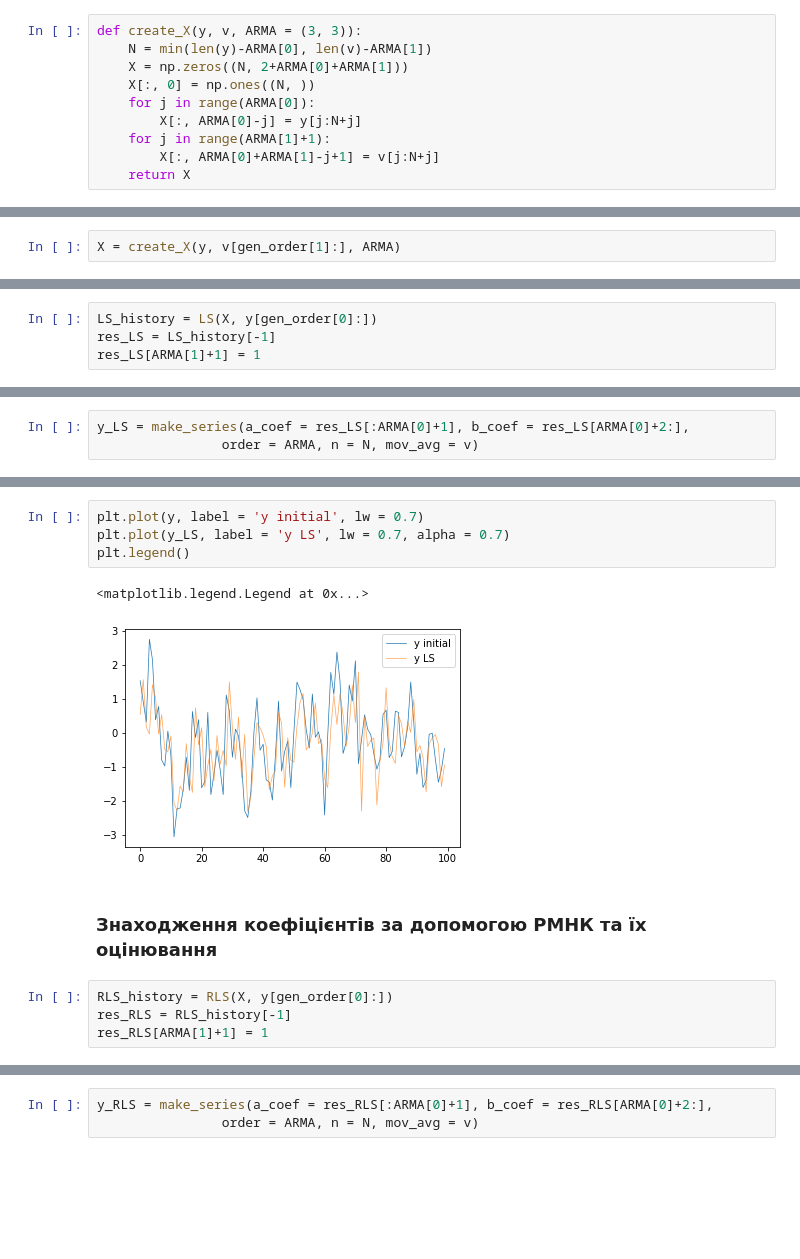
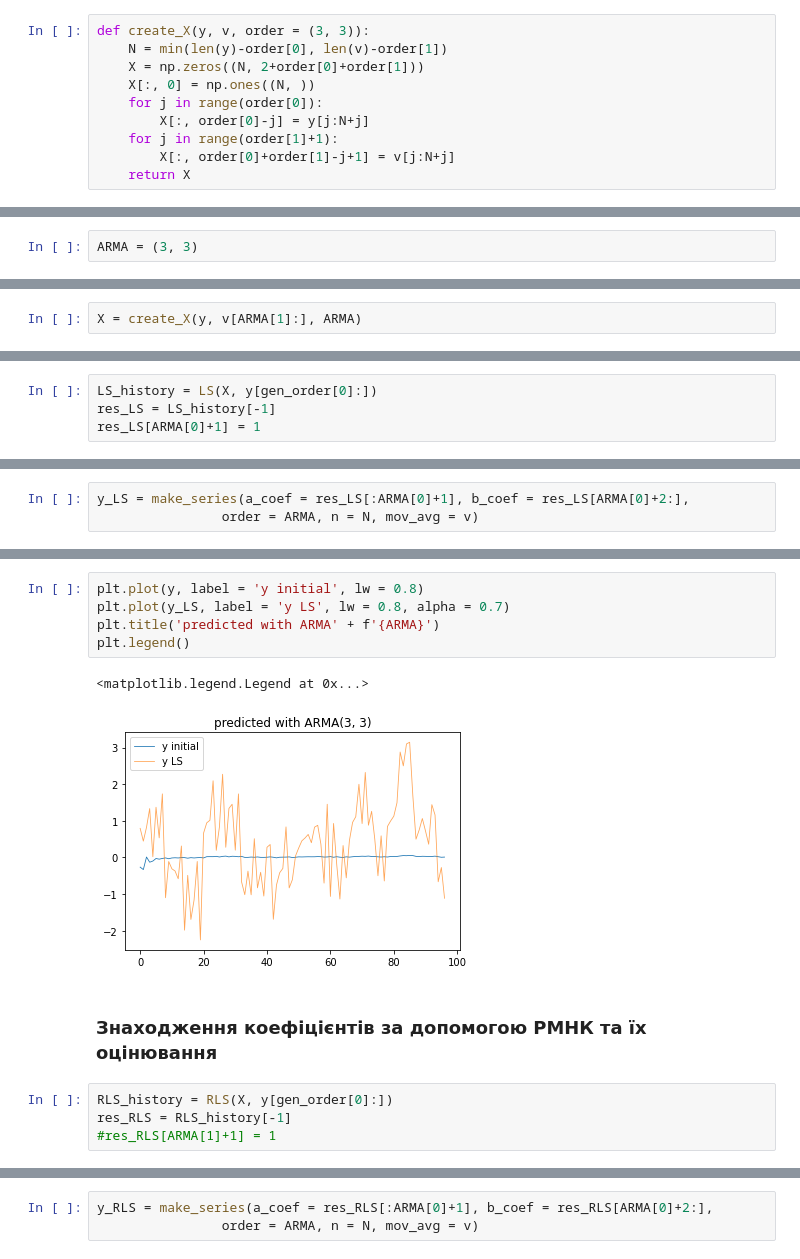
Before and after one commit to andrii0yerko/timeseries_iasa, a Jupyter notebook: lab1.ipynb, the cells around one changed output, grey strips where cells are left out. Cells and saved outputs as stored; diff of their text form; blank space fills up the shorter version.

```diff
--- a/lab1.ipynb
+++ b/lab1.ipynb
@@ -40,14 +58,14 @@ plt.scatter(np.arange(N), y, s = 5)
 # %% [markdown]
 ### Функція для створення матриці спостережень X
 # %%
-def create_X(y, v, ARMA = (3, 3)):
-    N = min(len(y)-ARMA[0], len(v)-ARMA[1])
-    X = np.zeros((N, 2+ARMA[0]+ARMA[1]))
+def create_X(y, v, order = (3, 3)):
+    N = min(len(y)-order[0], len(v)-order[1])
+    X = np.zeros((N, 2+order[0]+order[1]))
     X[:, 0] = np.ones((N, ))
-    for j in range(ARMA[0]):
-        X[:, ARMA[0]-j] = y[j:N+j]
-    for j in range(ARMA[1]+1):
-        X[:, ARMA[0]+ARMA[1]-j+1] = v[j:N+j]
+    for j in range(order[0]):
+        X[:, order[0]-j] = y[j:N+j]
+    for j in range(order[1]+1):
+        X[:, order[0]+order[1]-j+1] = v[j:N+j]
     return X
 # %% [markdown]
 ### МНК
@@ -99,7 +116,9 @@ ARMA = (2, 2)
+# %%
+ARMA = (3, 3)
 # %% [markdown]
 ### Створення матриці X та вигляд її перших 5 рядків
 # %%
-X = create_X(y, v[gen_order[1]:], ARMA)
+X = create_X(y, v[ARMA[1]:], ARMA)
 # %%
 X[:5]
 # %% [output]
@@ -113,7 +132,7 @@ array([[ 1.   ,  0.912,  1.535, -0.234, -0.234,  1.523],
 # %%
 LS_history = LS(X, y[gen_order[0]:])
 res_LS = LS_history[-1]
-res_LS[ARMA[1]+1] = 1
+res_LS[ARMA[0]+1] = 1
 # %%
 res_LS
 # %% [output]
@@ -132,16 +151,17 @@ IKA = 468.8072329130169
 # %%
-plt.plot(y, label = 'y initial', lw = 0.7)
-plt.plot(y_LS, label = 'y LS', lw = 0.7, alpha = 0.7)
+plt.plot(y, label = 'y initial', lw = 0.8)
+plt.plot(y_LS, label = 'y LS', lw = 0.8, alpha = 0.7)
+plt.title('predicted with ARMA' + f'{ARMA}')
 plt.legend()
 # %% [output]
 <matplotlib.legend.Legend at 0x...>
-[figure, old version]
+[figure, new version]
 # %% [markdown]
 ### Знаходження коефіцієнтів за допомогою РМНК та їх оцінювання
 # %%
 RLS_history = RLS(X, y[gen_order[0]:])
 res_RLS = RLS_history[-1]
-res_RLS[ARMA[1]+1] = 1
+#res_RLS[ARMA[1]+1] = 1
 # %%
 res_RLS
 # %% [output]
```
Also changed, not shown: parts of 13 cells of this notebook.
